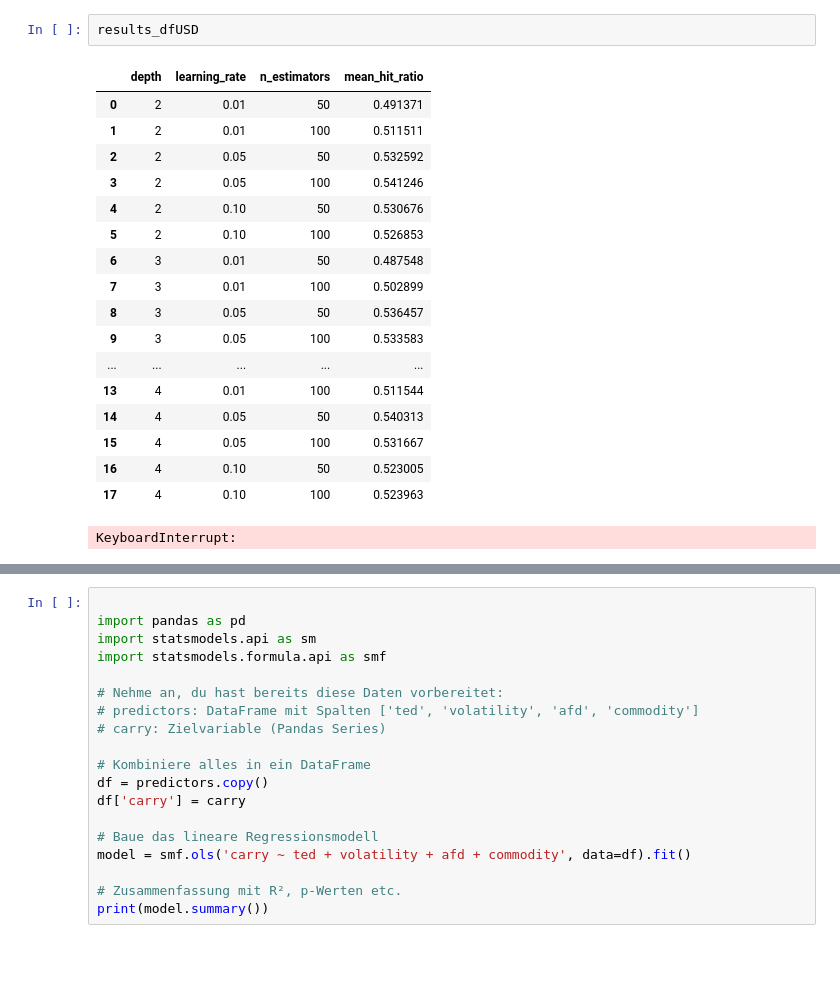
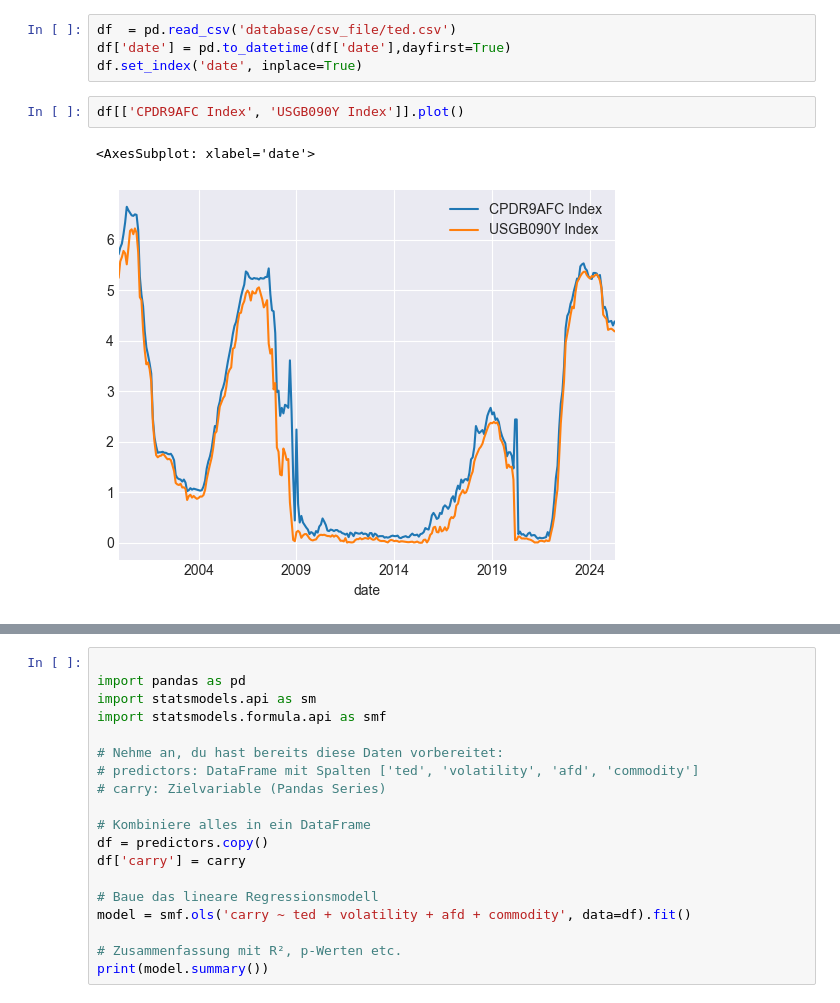
Before and after one commit to FabiantheG/Bachelor, a Jupyter notebook: try_jupiter.ipynb, the cells around one changed output, grey strips where cells are left out. Drawn from its saved outputs; the diff is of its cells as text; blank space fills up the shorter version.

```diff
--- a/try_jupiter.ipynb
+++ b/try_jupiter.ipynb
@@ -185,26 +229,12 @@ results_df
 # %%
-results_dfUSD
+df  = pd.read_csv('database/csv_file/ted.csv')
+df['date'] = pd.to_datetime(df['date'],dayfirst=True)
+df.set_index('date', inplace=True)
-# %% [output]
-|  | depth | learning_rate | n_estimators | mean_hit_ratio |
-| 0 | 2 | 0.01 | 50 | 0.491371 |
-| 1 | 2 | 0.01 | 100 | 0.511511 |
-| 2 | 2 | 0.05 | 50 | 0.532592 |
-| 3 | 2 | 0.05 | 100 | 0.541246 |
-| 4 | 2 | 0.10 | 50 | 0.530676 |
-| 5 | 2 | 0.10 | 100 | 0.526853 |
-| 6 | 3 | 0.01 | 50 | 0.487548 |
-| 7 | 3 | 0.01 | 100 | 0.502899 |
-| 8 | 3 | 0.05 | 50 | 0.536457 |
-| 9 | 3 | 0.05 | 100 | 0.533583 |
-| ... | ... | ... | ... | ... |
-| 13 | 4 | 0.01 | 100 | 0.511544 |
-| 14 | 4 | 0.05 | 50 | 0.540313 |
-| 15 | 4 | 0.05 | 100 | 0.531667 |
-| 16 | 4 | 0.10 | 50 | 0.523005 |
-| 17 | 4 | 0.10 | 100 | 0.523963 |
 # %%
+df[['CPDR9AFC Index', 'USGB090Y Index']].plot()
 # %% [output]
-KeyboardInterrupt:
+<AxesSubplot: xlabel='date'>
+[figure, added]
 # %%
 
 from simulation.functions import *
```
Also changed, not shown: parts of 13 cells of this notebook, 7 other files.
